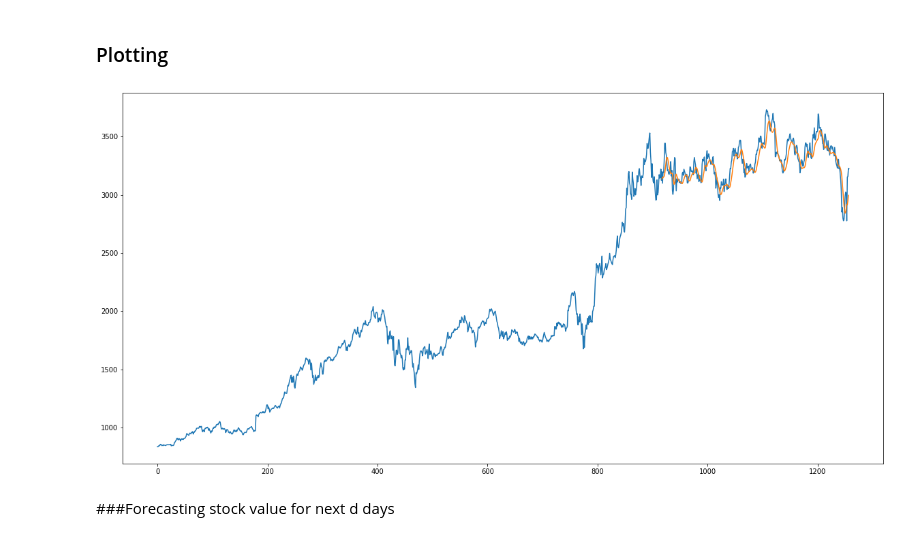
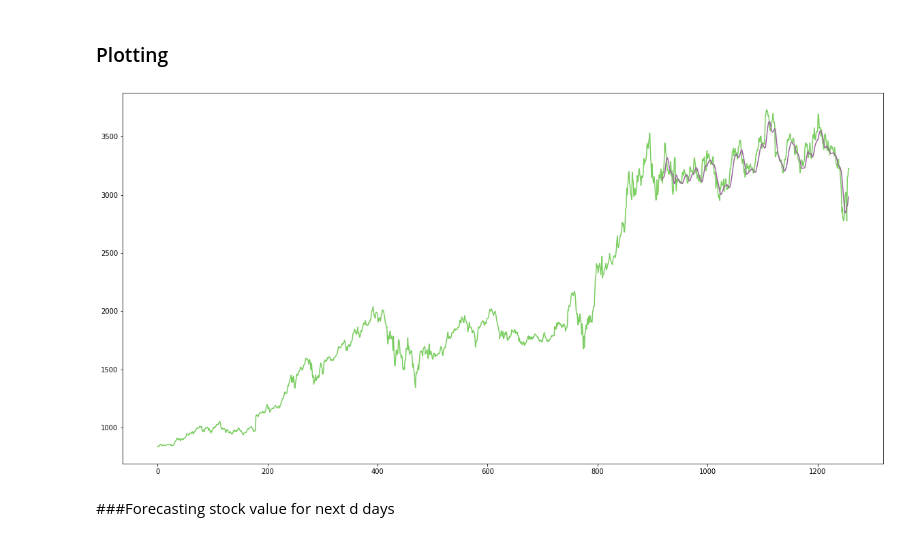
Before and after one commit to Nahush04/stock_prediction, a Jupyter notebook: Stock_Prediction_using_LSTM.ipynb, the cells around one changed output. Saved outputs shown, nothing was run; the diff lists cells and outputs as text; code cells hidden in the pictures.

```diff
--- a/Stock_Prediction_using_LSTM.ipynb
+++ b/Stock_Prediction_using_LSTM.ipynb
@@ -116,21 +116,21 @@ math.sqrt(mean_squared_error(ytest,test_predict))
 # %%
 # shift train predictions for plotting
 look_back=100
 trainPredictPlot = np.empty_like(df1)
 trainPredictPlot[:, :] = np.nan
 trainPredictPlot[look_back:len(train_predict)+look_back, :] = train_predict
 # shift test predictions for plotting
 testPredictPlot = np.empty_like(df1)
 testPredictPlot[:, :] = np.nan
 testPredictPlot[len(train_predict)+(look_back*2)+1:len(df1)-1, :] = test_predict
 # plot baseline and predictions
 rcParams['figure.figsize'] = 20,10
 plt.figure(figsize=(20,10))
-plt.plot(scaler.inverse_transform(df1))
-plt.plot(testPredictPlot)
+plt.plot(scaler.inverse_transform(df1), color='#7ACD60')
+plt.plot(testPredictPlot, color='#99669B')
 plt.show()
 # %% [output]
-[figure, old version]
+[figure, new version]
 # %%
 x_input=test_data[341:].reshape(1,-1)
 
```
Also changed, not shown: parts of 3 cells of this notebook.
